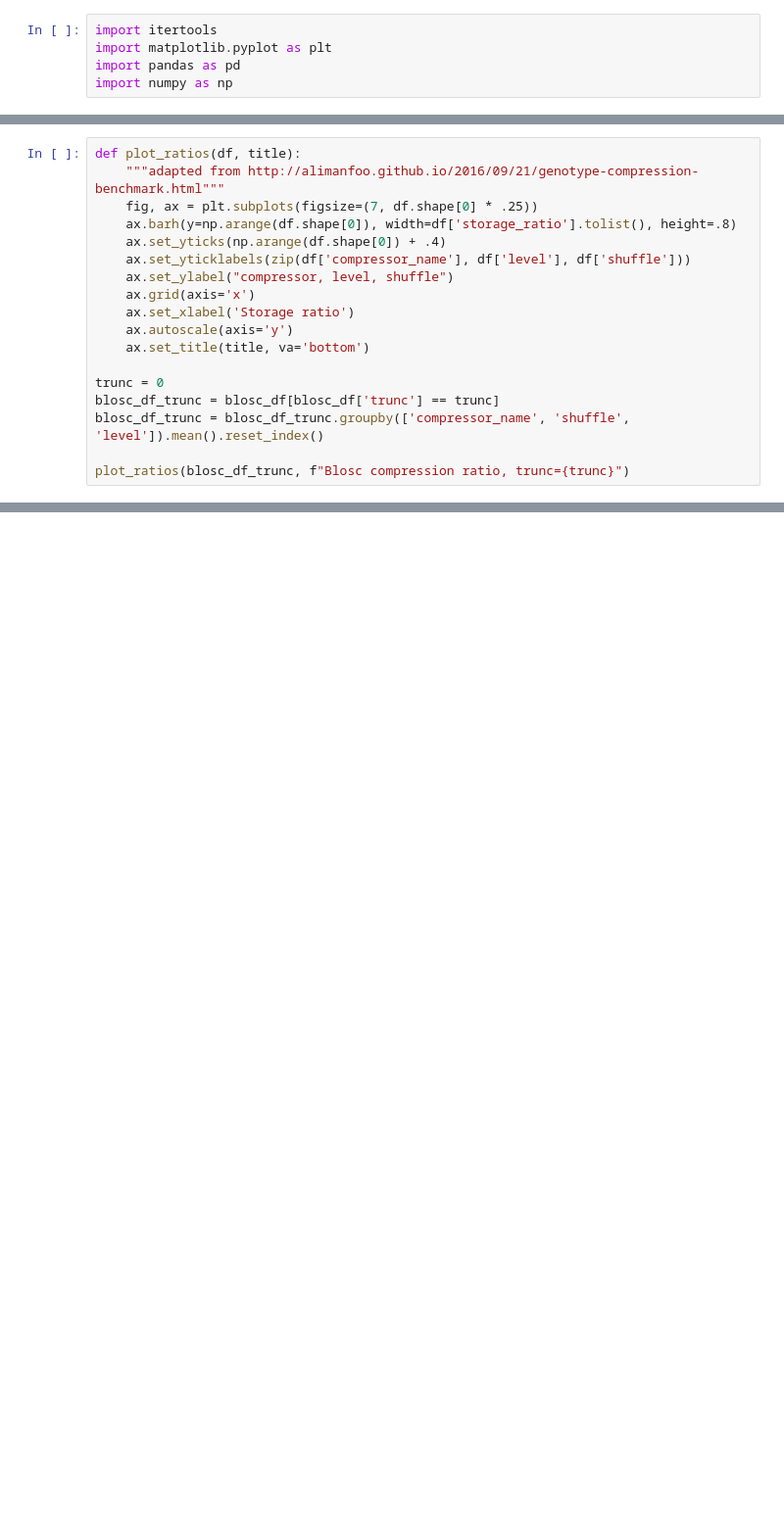
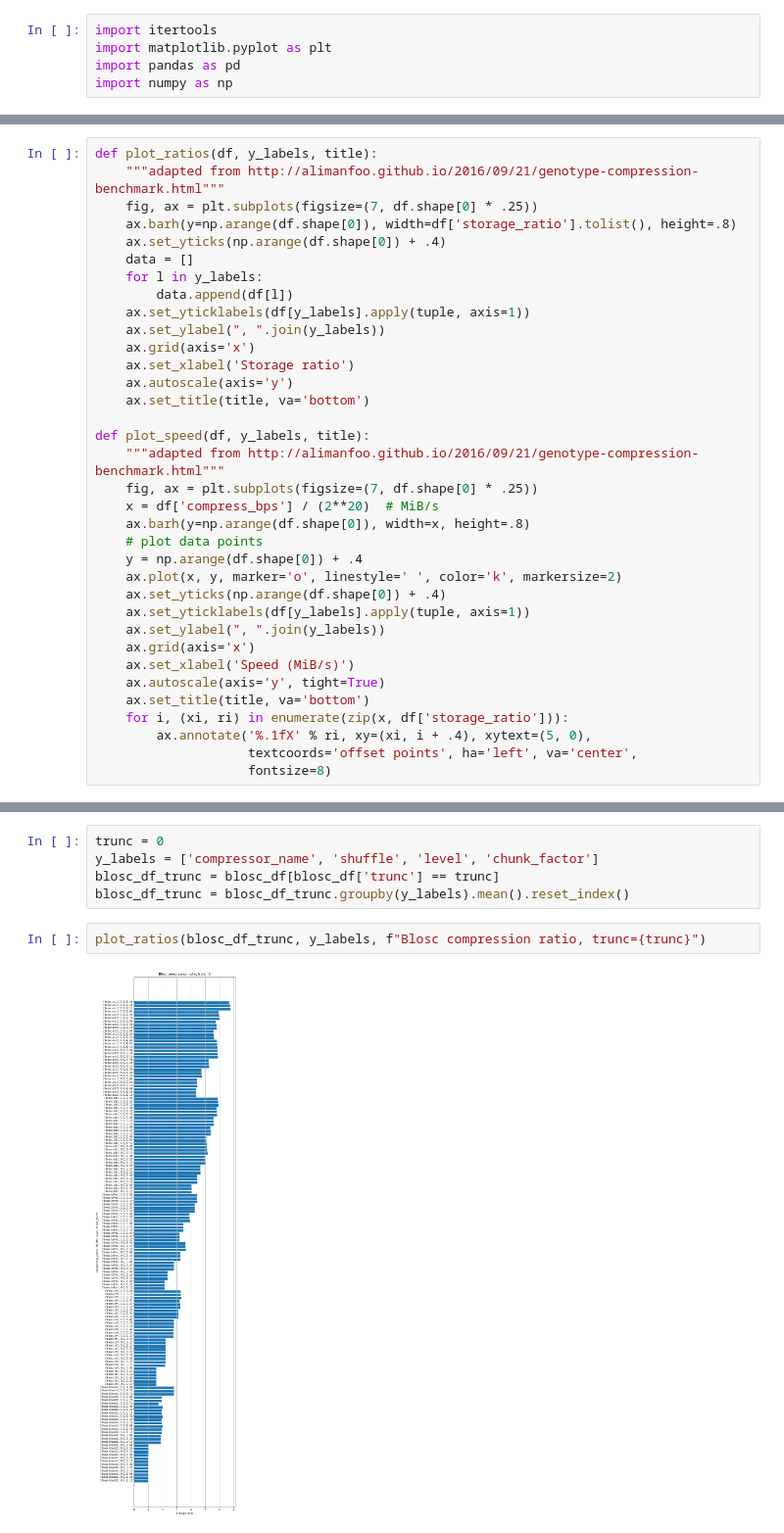
Before and after one commit to AllenNeuralDynamics/lightsheet-compression-tests, a Jupyter notebook: compression_plots.ipynb, the cells around one changed output, grey strips where cells are left out. Shown at 98% size. Saved outputs shown, nothing was run; the diff lists cells and outputs as text; blank space fills up the shorter version.

```diff
--- a/compression_plots.ipynb
+++ b/compression_plots.ipynb
@@ -90,18 +93,35 @@ plt.tight_layout()
 # %%
-def plot_ratios(df, title):
+def plot_ratios(df, y_labels, title):
     """adapted from http://alimanfoo.github.io/2016/09/21/genotype-compression-benchmark.html"""
     fig, ax = plt.subplots(figsize=(7, df.shape[0] * .25))
     ax.barh(y=np.arange(df.shape[0]), width=df['storage_ratio'].tolist(), height=.8)
     ax.set_yticks(np.arange(df.shape[0]) + .4)
-    ax.set_yticklabels(zip(df['compressor_name'], df['level'], df['shuffle']))
-    ax.set_ylabel("compressor, level, shuffle")
+    data = []
+    for l in y_labels:
+        data.append(df[l])
+    ax.set_yticklabels(df[y_labels].apply(tuple, axis=1))
+    ax.set_ylabel(", ".join(y_labels))
     ax.grid(axis='x')
     ax.set_xlabel('Storage ratio')
     ax.autoscale(axis='y')
     ax.set_title(title, va='bottom')
 
-trunc = 0
-blosc_df_trunc = blosc_df[blosc_df['trunc'] == trunc]
-blosc_df_trunc = blosc_df_trunc.groupby(['compressor_name', 'shuffle', 'level']).mean().reset_index()
-
-plot_ratios(blosc_df_trunc, f"Blosc compression ratio, trunc={trunc}")
+def plot_speed(df, y_labels, title):
+    """adapted from http://alimanfoo.github.io/2016/09/21/genotype-compression-benchmark.html"""
+    fig, ax = plt.subplots(figsize=(7, df.shape[0] * .25))
+    x = df['compress_bps'] / (2**20)  # MiB/s
+    ax.barh(y=np.arange(df.shape[0]), width=x, height=.8)
+    # plot data points
+    y = np.arange(df.shape[0]) + .4
+    ax.plot(x, y, marker='o', linestyle=' ', color='k', markersize=2)
+    ax.set_yticks(np.arange(df.shape[0]) + .4)
+    ax.set_yticklabels(df[y_labels].apply(tuple, axis=1))
+    ax.set_ylabel(", ".join(y_labels))
+    ax.grid(axis='x')
+    ax.set_xlabel('Speed (MiB/s)')
+    ax.autoscale(axis='y', tight=True)
+    ax.set_title(title, va='bottom')
+    for i, (xi, ri) in enumerate(zip(x, df['storage_ratio'])):
+        ax.annotate('%.1fX' % ri, xy=(xi, i + .4), xytext=(5, 0),
+                    textcoords='offset points', ha='left', va='center',
+                    fontsize=8)
@@ -109,0 +128,9 @@ plot_ratios(blosc_df_trunc, f"Blosc compression ratio, trunc={trunc}")
+# %%
+trunc = 0
+y_labels = ['compressor_name', 'shuffle', 'level', 'chunk_factor']
+blosc_df_trunc = blosc_df[blosc_df['trunc'] == trunc]
+blosc_df_trunc = blosc_df_trunc.groupby(y_labels).mean().reset_index()
+# %%
+plot_ratios(blosc_df_trunc, y_labels, f"Blosc compression ratio, trunc={trunc}")
+# %% [output]
+[figure, added]
```
Also changed, not shown: parts of 10 cells of this notebook.
